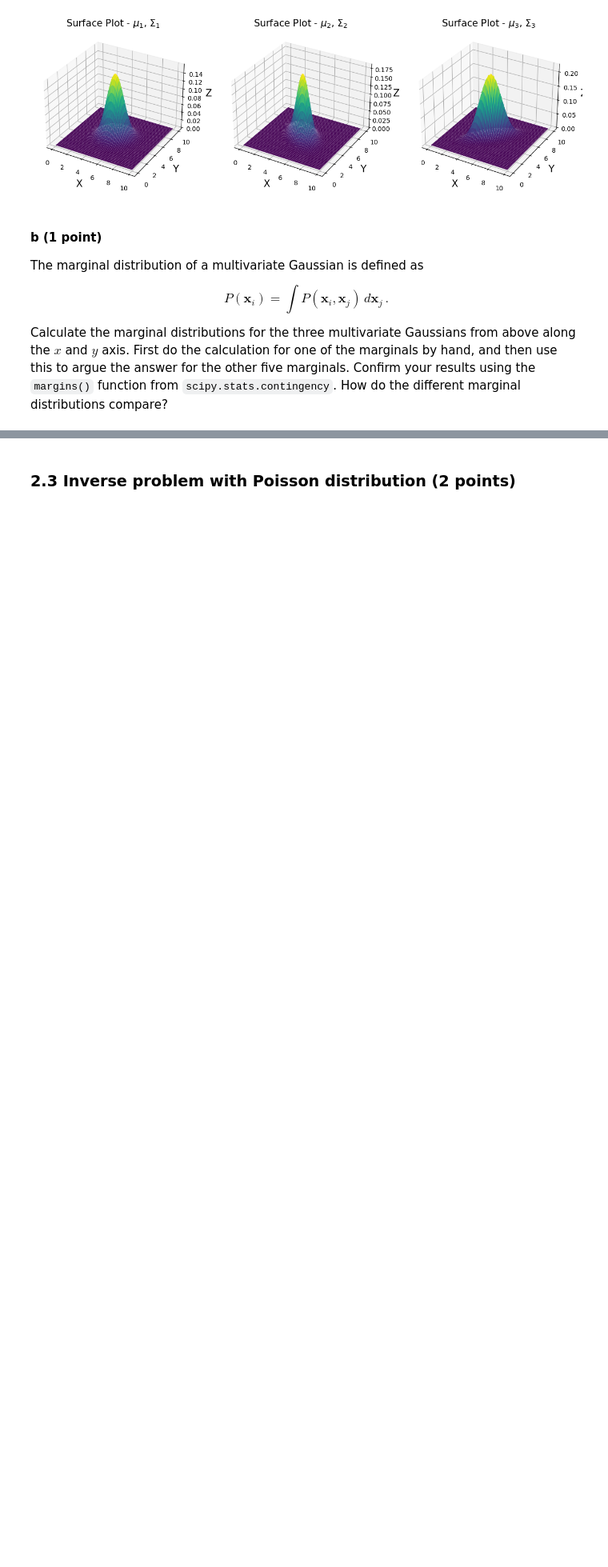
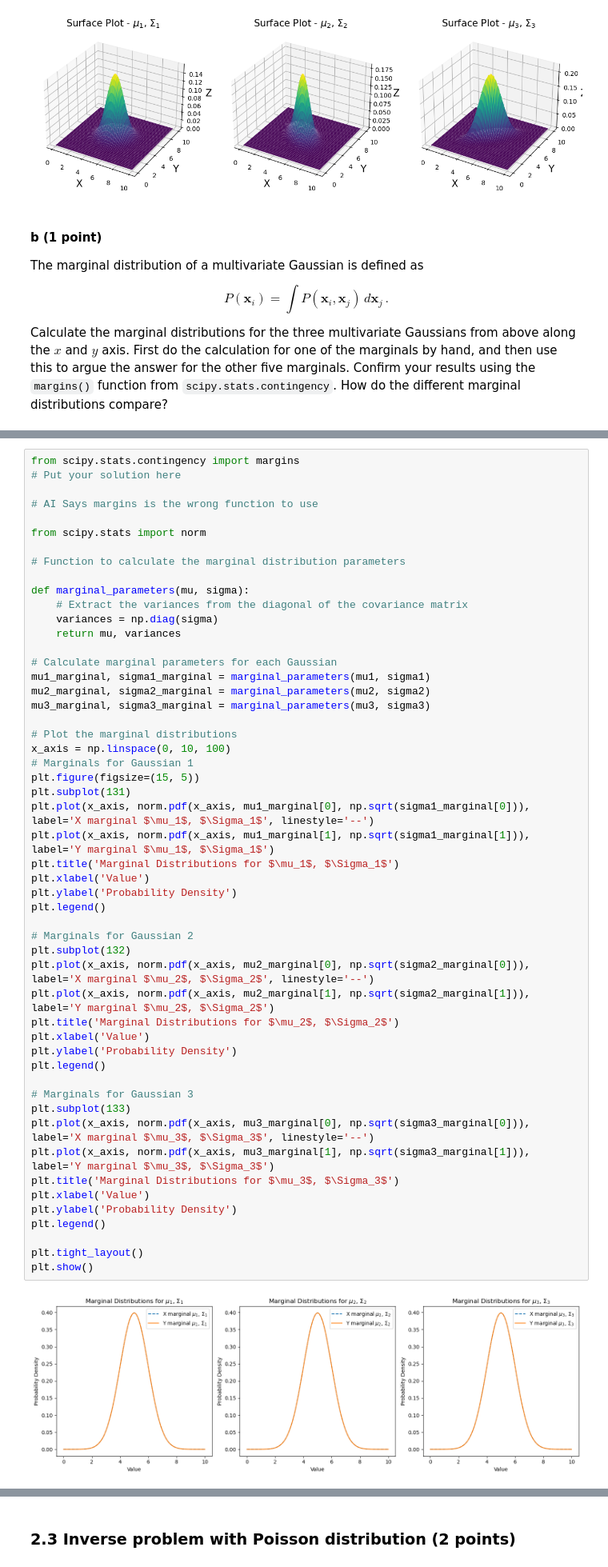
Before and after one commit to afinemax/machine_learning_2024, a Jupyter notebook: hw/ML4PhA_2024_Exercise_sheet_1.ipynb, the cells around one changed output, grey strips where cells are left out. Shown: that part at 80% size. Drawn from its saved outputs; the diff is of its cells as text; blank space fills up the shorter version.

```diff
--- a/hw/ML4PhA_2024_Exercise_sheet_1.ipynb
+++ b/hw/ML4PhA_2024_Exercise_sheet_1.ipynb
@@ -716,0 +758,54 @@ Usage of AI: *COMMENT HERE*
+# %%
+from scipy.stats.contingency import margins
+# Put your solution here
+
+# AI Says margins is the wrong function to use
+
+from scipy.stats import norm
+
+# Function to calculate the marginal distribution parameters
+
+def marginal_parameters(mu, sigma):
+    # Extract the variances from the diagonal of the covariance matrix
+    variances = np.diag(sigma)
+    return mu, variances
+
+# Calculate marginal parameters for each Gaussian
+mu1_marginal, sigma1_marginal = marginal_parameters(mu1, sigma1)
+mu2_marginal, sigma2_marginal = marginal_parameters(mu2, sigma2)
+mu3_marginal, sigma3_marginal = marginal_parameters(mu3, sigma3)
+
+# Plot the marginal distributions
+x_axis = np.linspace(0, 10, 100)
+# Marginals for Gaussian 1
+plt.figure(figsize=(15, 5))
+plt.subplot(131)
+plt.plot(x_axis, norm.pdf(x_axis, mu1_marginal[0], np.sqrt(sigma1_marginal[0])), label='X marginal $\mu_1$, $\Sigma_1$', linestyle='--')
+plt.plot(x_axis, norm.pdf(x_axis, mu1_marginal[1], np.sqrt(sigma1_marginal[1])), label='Y marginal $\mu_1$, $\Sigma_1$')
+plt.title('Marginal Distributions for $\mu_1$, $\Sigma_1$')
+plt.xlabel('Value')
+plt.ylabel('Probability Density')
+plt.legend()
+
+# Marginals for Gaussian 2
+plt.subplot(132)
+plt.plot(x_axis, norm.pdf(x_axis, mu2_marginal[0], np.sqrt(sigma2_marginal[0])), label='X marginal $\mu_2$, $\Sigma_2$', linestyle='--')
+plt.plot(x_axis, norm.pdf(x_axis, mu2_marginal[1], np.sqrt(sigma2_marginal[1])), label='Y marginal $\mu_2$, $\Sigma_2$')
+plt.title('Marginal Distributions for $\mu_2$, $\Sigma_2$')
+plt.xlabel('Value')
+plt.ylabel('Probability Density')
+plt.legend()
+
+# Marginals for Gaussian 3
+plt.subplot(133)
+plt.plot(x_axis, norm.pdf(x_axis, mu3_marginal[0], np.sqrt(sigma3_marginal[0])), label='X marginal $\mu_3$, $\Sigma_3$', linestyle='--')
+plt.plot(x_axis, norm.pdf(x_axis, mu3_marginal[1], np.sqrt(sigma3_marginal[1])), label='Y marginal $\mu_3$, $\Sigma_3$')
+plt.title('Marginal Distributions for $\mu_3$, $\Sigma_3$')
+plt.xlabel('Value')
+plt.ylabel('Probability Density')
+plt.legend()
+
+plt.tight_layout()
+plt.show()
+# %% [output]
+[figure, added]
```
Also changed, not shown: parts of 18 cells of this notebook.
